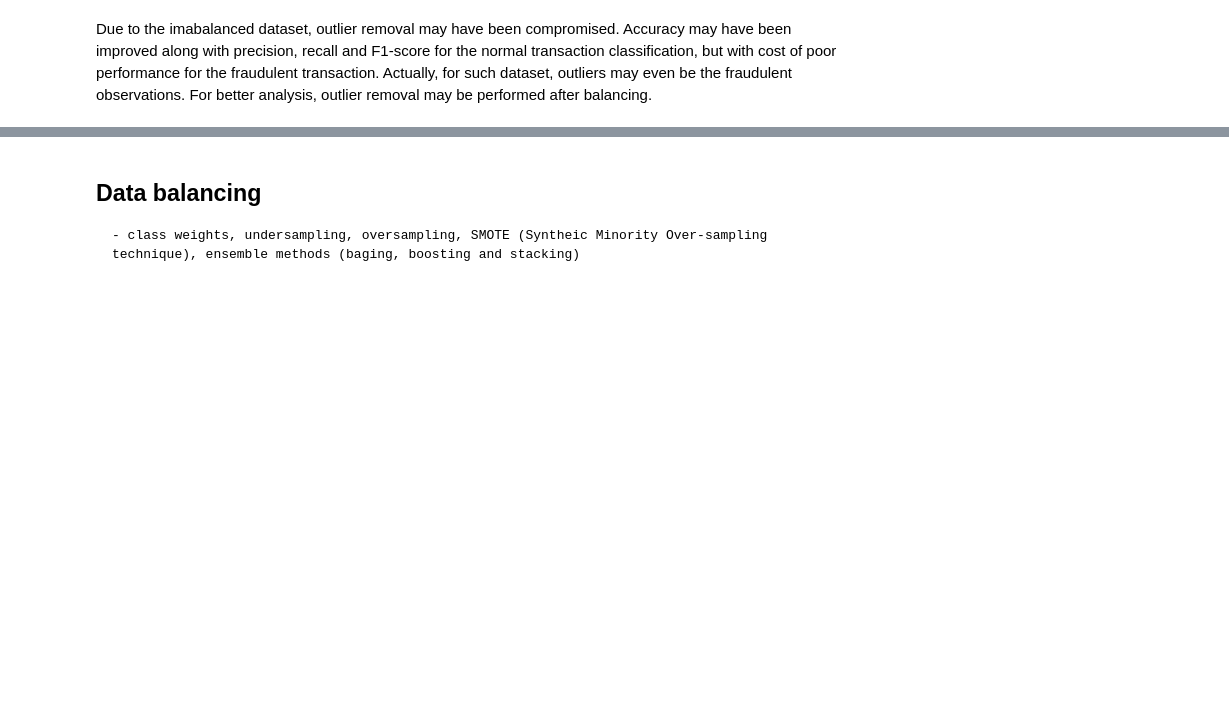
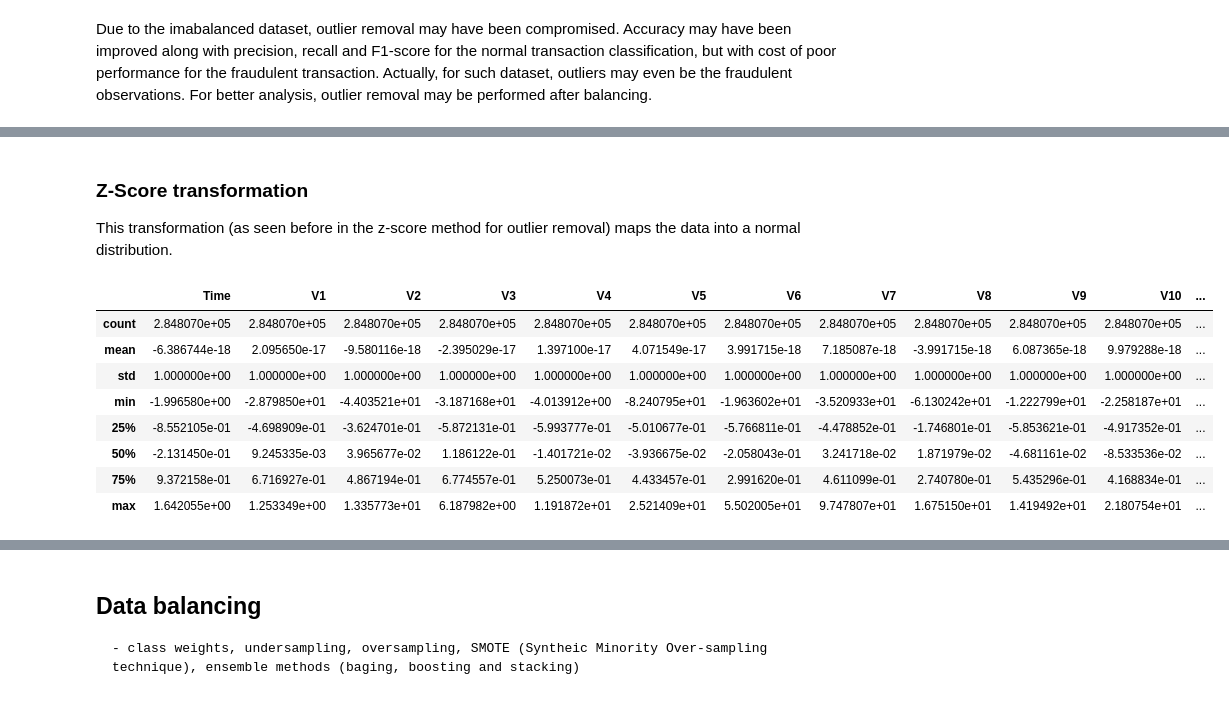
Before and after one commit to MatheusFranco99/KaggleCompetitions, a Jupyter notebook: CreditCardFraudDetection/Matheus/main.ipynb, the cells around one changed output, grey strips where cells are left out. Saved outputs shown, nothing was run; the diff lists cells and outputs as text; code cells hidden in the pictures; blank space fills up the shorter version.

```diff
--- a/CreditCardFraudDetection/Matheus/main.ipynb
+++ b/CreditCardFraudDetection/Matheus/main.ipynb
@@ -589,0 +632,19 @@ def applyLogisticRegression(df):
+# %% [markdown]
+### Z-Score transformation
+This transformation (as seen before in the z-score method for outlier removal) maps the data into a normal distribution.
+# %%
+def ZScoreF(series):
+    return (series - series.mean()) / series.std()
+
+df_zscore = NormalizationBaseFunction(df,ZScoreF,class_column_name="Class")
+df_zscore.describe()
+# %% [output]
+|  | Time | V1 | V2 | V3 | V4 | V5 | V6 | V7 | V8 | V9 | V10 | ... |
+| count | 2.848070e+05 | 2.848070e+05 | 2.848070e+05 | 2.848070e+05 | 2.848070e+05 | 2.848070e+05 | 2.848070e+05 | 2.848070e+05 | 2.848070e+05 | 2.848070e+05 | 2.848070e+05 | ... |
+| mean | -6.386744e-18 | 2.095650e-17 | -9.580116e-18 | -2.395029e-17 | 1.397100e-17 | 4.071549e-17 | 3.991715e-18 | 7.185087e-18 | -3.991715e-18 | 6.087365e-18 | 9.979288e-18 | ... |
+| std | 1.000000e+00 | 1.000000e+00 | 1.000000e+00 | 1.000000e+00 | 1.000000e+00 | 1.000000e+00 | 1.000000e+00 | 1.000000e+00 | 1.000000e+00 | 1.000000e+00 | 1.000000e+00 | ... |
+| min | -1.996580e+00 | -2.879850e+01 | -4.403521e+01 | -3.187168e+01 | -4.013912e+00 | -8.240795e+01 | -1.963602e+01 | -3.520933e+01 | -6.130242e+01 | -1.222799e+01 | -2.258187e+01 | ... |
+| 25% | -8.552105e-01 | -4.698909e-01 | -3.624701e-01 | -5.872131e-01 | -5.993777e-01 | -5.010677e-01 | -5.766811e-01 | -4.478852e-01 | -1.746801e-01 | -5.853621e-01 | -4.917352e-01 | ... |
+| 50% | -2.131450e-01 | 9.245335e-03 | 3.965677e-02 | 1.186122e-01 | -1.401721e-02 | -3.936675e-02 | -2.058043e-01 | 3.241718e-02 | 1.871979e-02 | -4.681161e-02 | -8.533536e-02 | ... |
+| 75% | 9.372158e-01 | 6.716927e-01 | 4.867194e-01 | 6.774557e-01 | 5.250073e-01 | 4.433457e-01 | 2.991620e-01 | 4.611099e-01 | 2.740780e-01 | 5.435296e-01 | 4.168834e-01 | ... |
+| max | 1.642055e+00 | 1.253349e+00 | 1.335773e+01 | 6.187982e+00 | 1.191872e+01 | 2.521409e+01 | 5.502005e+01 | 9.747807e+01 | 1.675150e+01 | 1.419492e+01 | 2.180754e+01 | ... |
```
Also changed, not shown: parts of 20 cells of this notebook.
